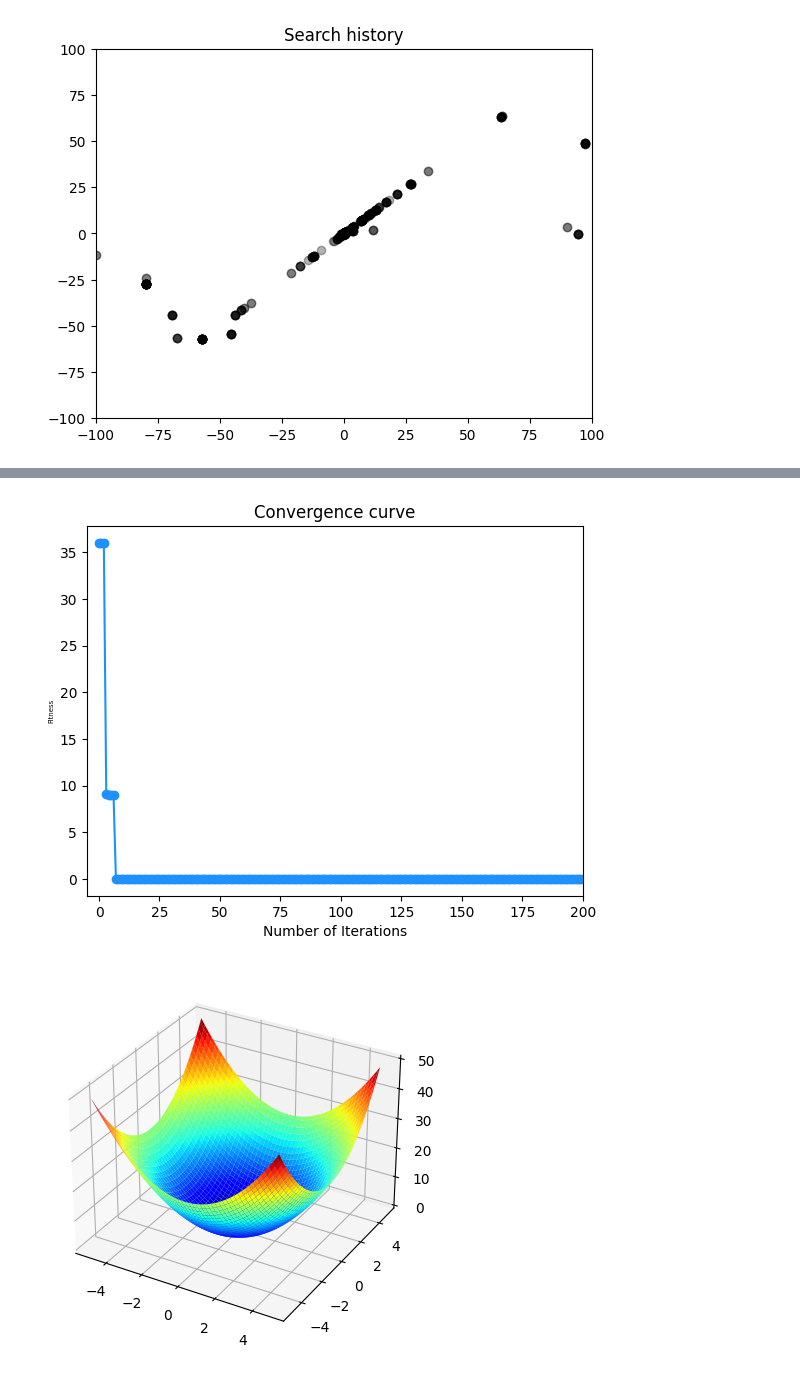
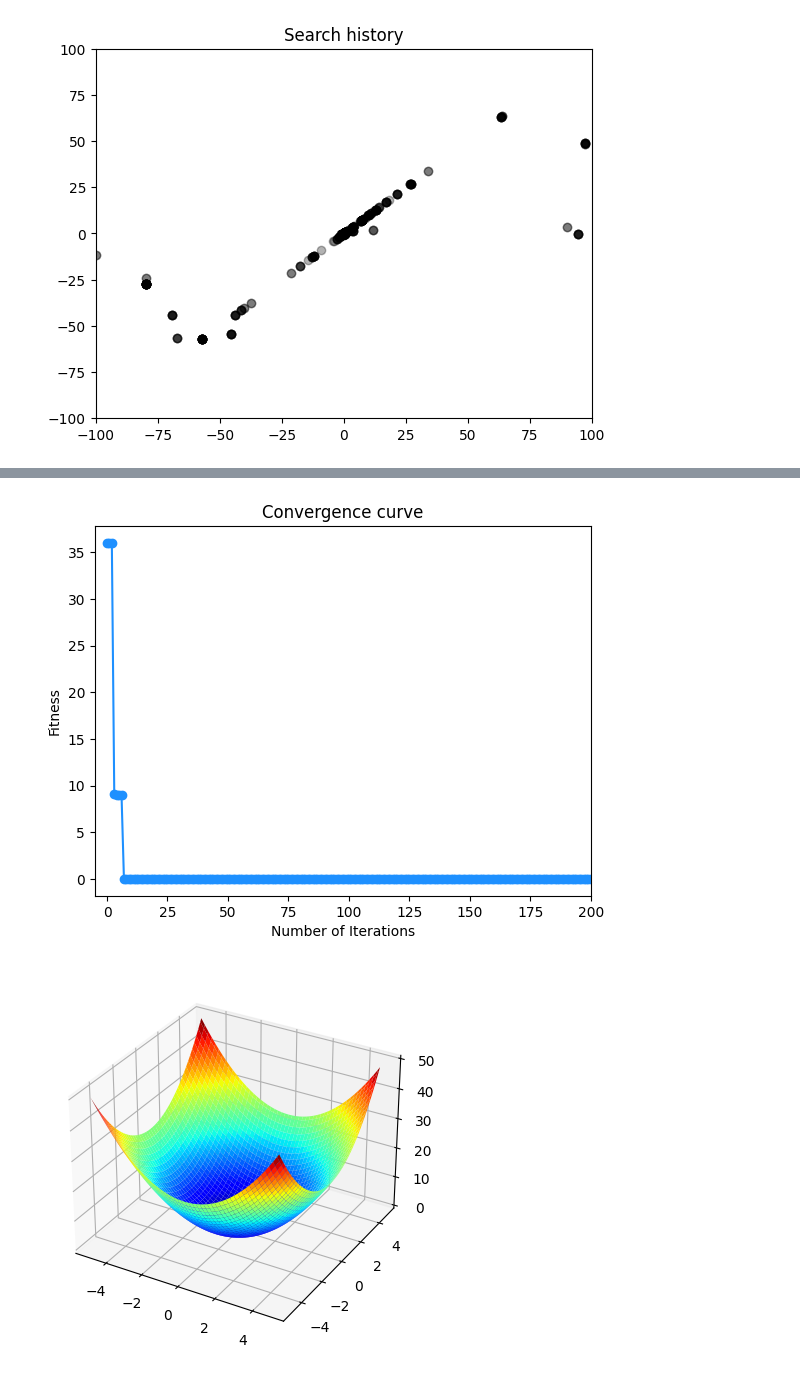
Before and after one commit to wynnstan42/AVOAWorkspace, a Jupyter notebook: AVOA_github.ipynb, the cells around one changed output, grey strips where cells are left out. Drawn from its saved outputs; the diff is of its cells as text; code cells hidden in the pictures.

```diff
--- a/AVOA_github.ipynb
+++ b/AVOA_github.ipynb
@@ -307,14 +308,14 @@ plt.show()
 # %%
 ig, ax = plt.subplots()
 ax.plot(Curve,color='dodgerblue', marker='o', markeredgecolor='dodgerblue', markerfacecolor='dodgerblue')
 ax.set_xlabel('Number of Iterations',fontsize=10)
-ax.set_ylabel('Fitness',fontsize=5)
+ax.set_ylabel('Fitness',fontsize=10)
 ax.set_xlim(-5,200)
 ax.set_title('Convergence curve')
 plt.savefig('image.jpg', format='jpg')
 plt.show()
 # %% [output]
-[figure, old version]
+[figure, new version]
 # %%
 # objective function
 def objective(x, y):
```
Also changed, not shown: parts of 1 cell of this notebook.
